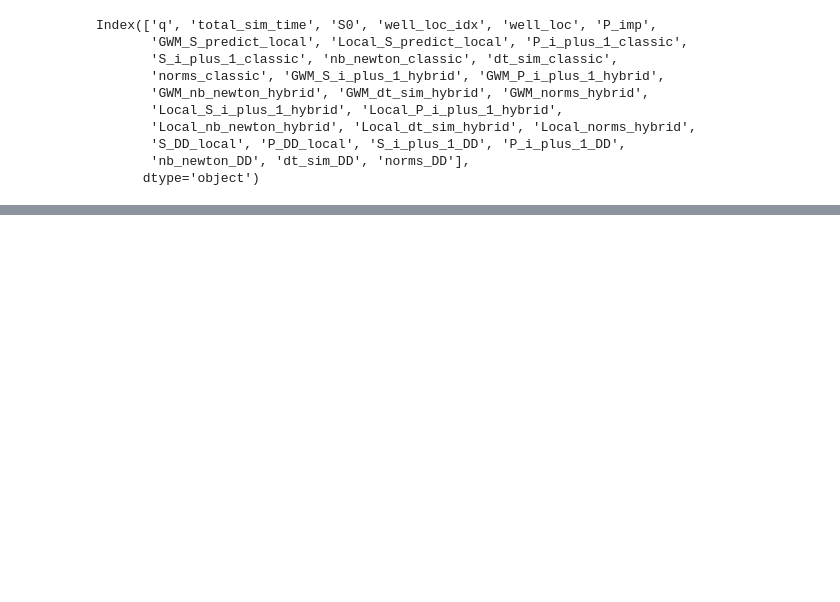
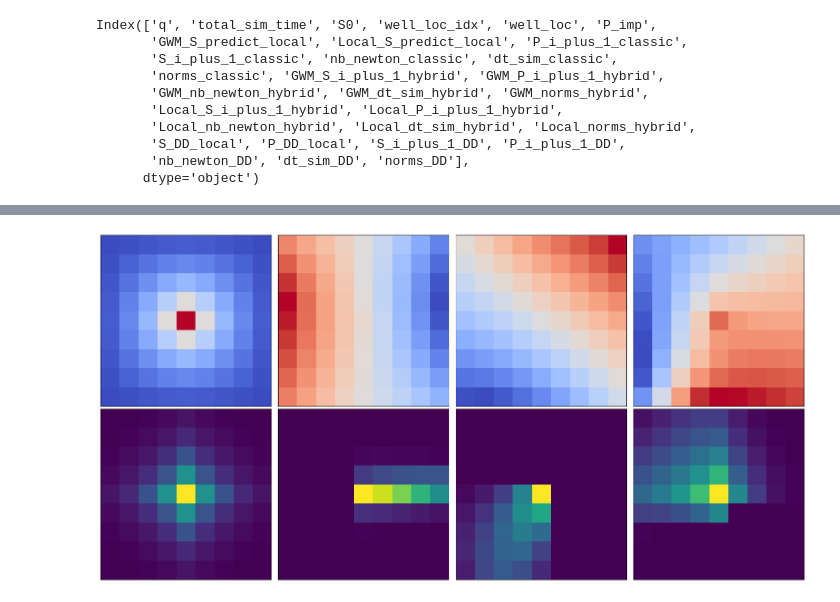
Before and after one commit to PINN-Well-opening-and-closing-events/Yads, a Jupyter notebook: yads/thesis_approaches/GWM/Article/results_analysis/graphical_abstract.ipynb, the cells around one changed output, grey strips where cells are left out. Cells and saved outputs as stored; diff of their text form; code cells hidden in the pictures; blank space fills up the shorter version.

```diff
--- a/yads/thesis_approaches/GWM/Article/results_analysis/graphical_abstract.ipynb
+++ b/yads/thesis_approaches/GWM/Article/results_analysis/graphical_abstract.ipynb
@@ -52,0 +139,7 @@ i+=1
+# %%
+GWM_df = pd.read_csv('../data/gwm_dataset_3100.csv', sep='\t',
+                             converters= {'P_imp': literal_eval,
+                                          'P': literal_eval,
+                                          'S0': literal_eval,
+                                          'S':literal_eval
+                                          })
@@ -52,0 +151,24 @@ i+=1
+# %%
+fig, axs = plt.subplots(2, 4, figsize=(16, 8))
+samples = [GWM_df.loc[9], GWM_df.loc[3788], GWM_df.loc[3789], GWM_df.loc[13668]]
+
+for i, sample in enumerate(samples):
+    axs[1][i].imshow(np.array(sample['S']).reshape(9, 9).T)
+    axs[0][i].imshow(np.array(sample['P_imp']).reshape(9, 9).T, cmap='coolwarm')
+    # axs[0][i].plot(4, 4, marker='o', color='red', markersize=20)
+
+
+    axs[0][i].invert_yaxis()
+    axs[1][i].invert_yaxis()
+
+    axs[0][i].xaxis.set_major_locator(matplotlib.ticker.NullLocator())
+    axs[0][i].yaxis.set_major_locator(matplotlib.ticker.NullLocator())
+
+    axs[1][i].xaxis.set_major_locator(matplotlib.ticker.NullLocator())
+    axs[1][i].yaxis.set_major_locator(matplotlib.ticker.NullLocator())
+
+fig.tight_layout()
+plt.savefig('GA_GWM_dataset.pdf', bbox_inches="tight")
+plt.show()
+# %% [output]
+[figure, added]
```
Also changed, not shown: parts of 12 cells of this notebook.
